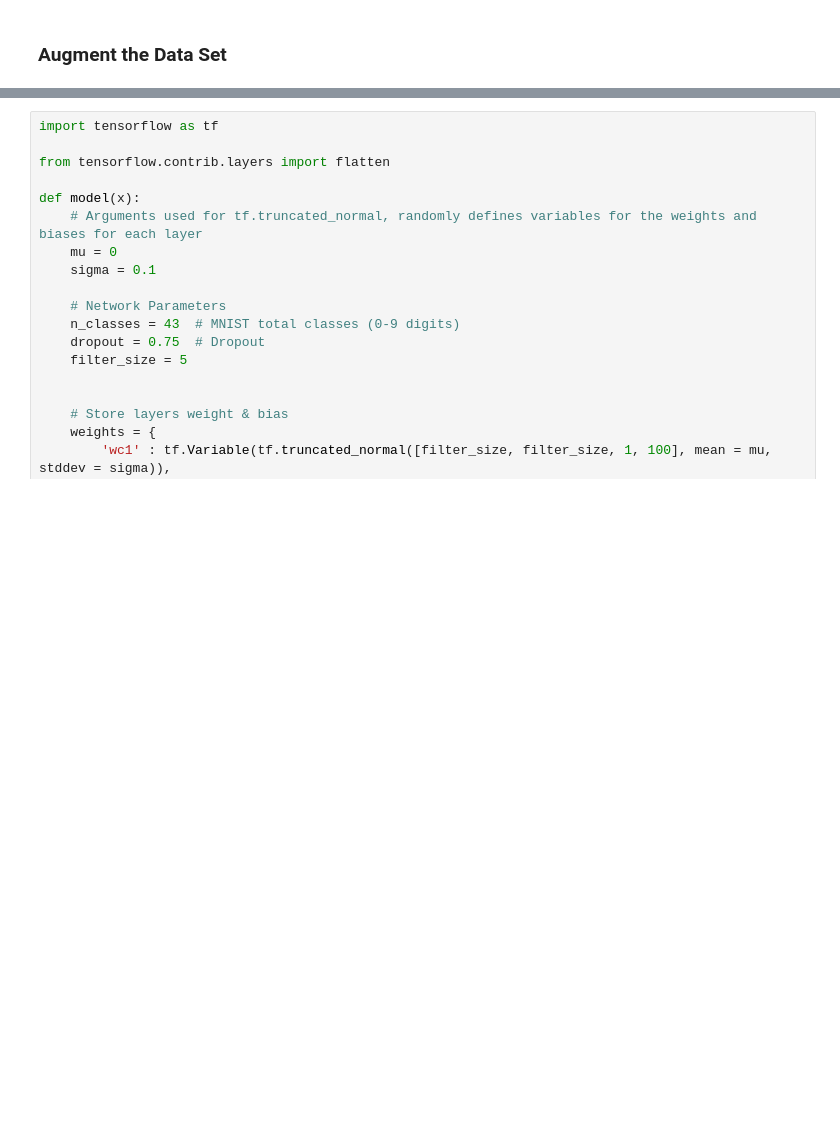
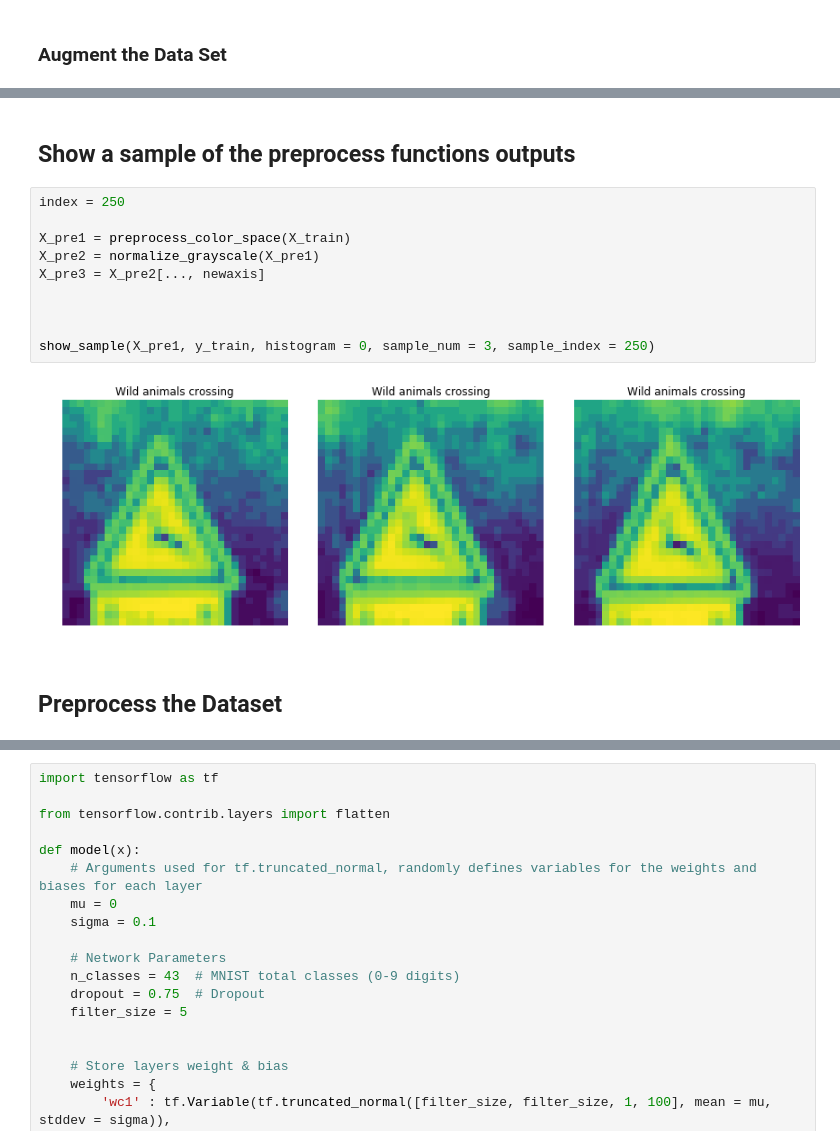
Before and after one commit to mlandry1/CarND, a Jupyter notebook: CarND-Traffic-Sign-Classifier-P2/Traffic_Sign_Classifier.ipynb, the cells around one changed output, grey strips where cells are left out. Drawn from its saved outputs; the diff is of its cells as text; blank space fills up the shorter version.

```diff
--- a/CarND-Traffic-Sign-Classifier-P2/Traffic_Sign_Classifier.ipynb
+++ b/CarND-Traffic-Sign-Classifier-P2/Traffic_Sign_Classifier.ipynb
@@ -393,0 +390,16 @@ Pre-processing done!
+# %% [markdown]
+## Show a sample of the preprocess functions outputs
+# %%
+index = 250
+
+X_pre1 = preprocess_color_space(X_train)
+X_pre2 = normalize_grayscale(X_pre1)
+X_pre3 = X_pre2[..., newaxis]
+
+
+
+show_sample(X_pre1, y_train, histogram = 0, sample_num = 3, sample_index = 250)
+# %% [output]
+[figure, added]
+# %% [markdown]
+## Preprocess the Dataset
```
Also changed, not shown: parts of 11 cells of this notebook.
